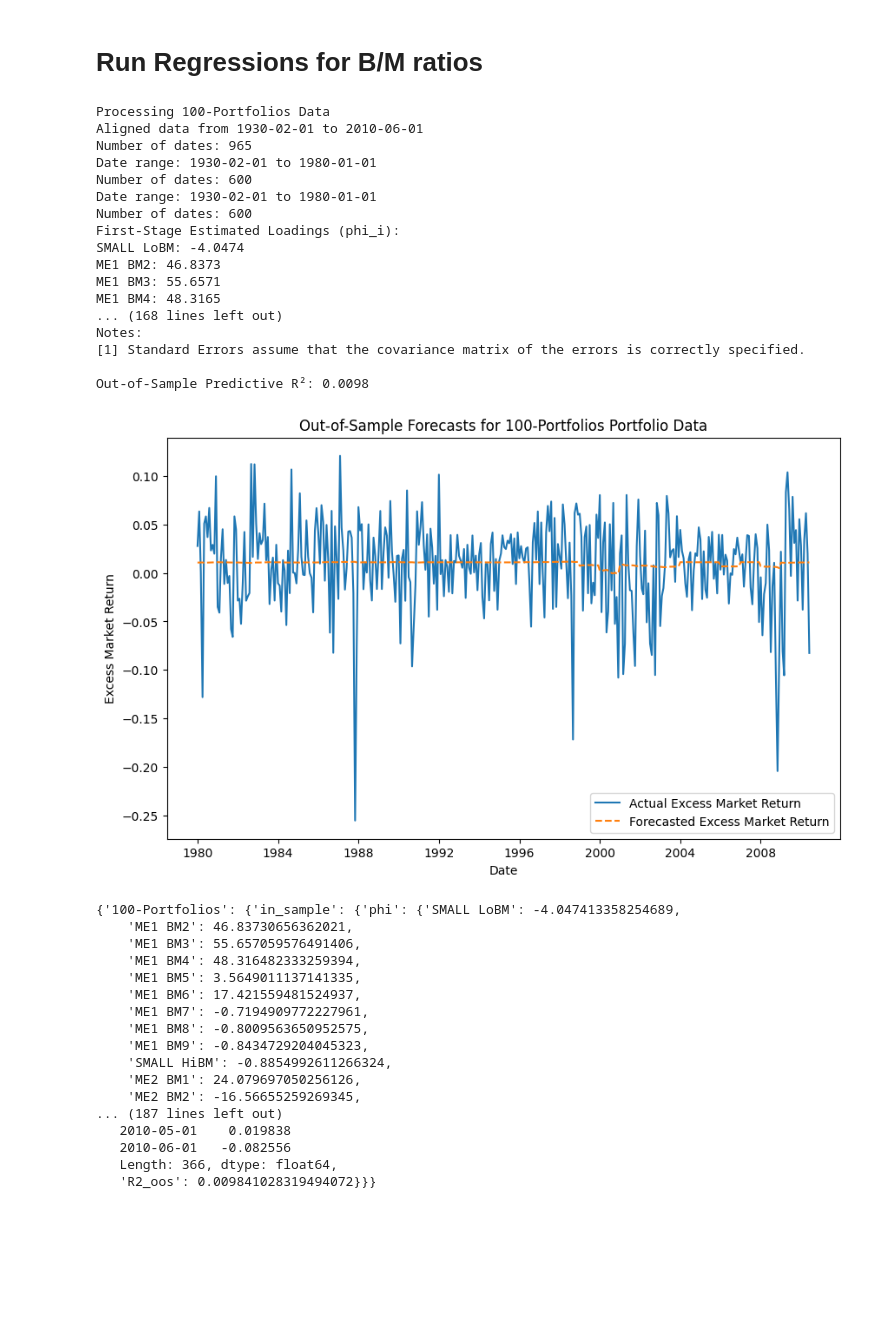
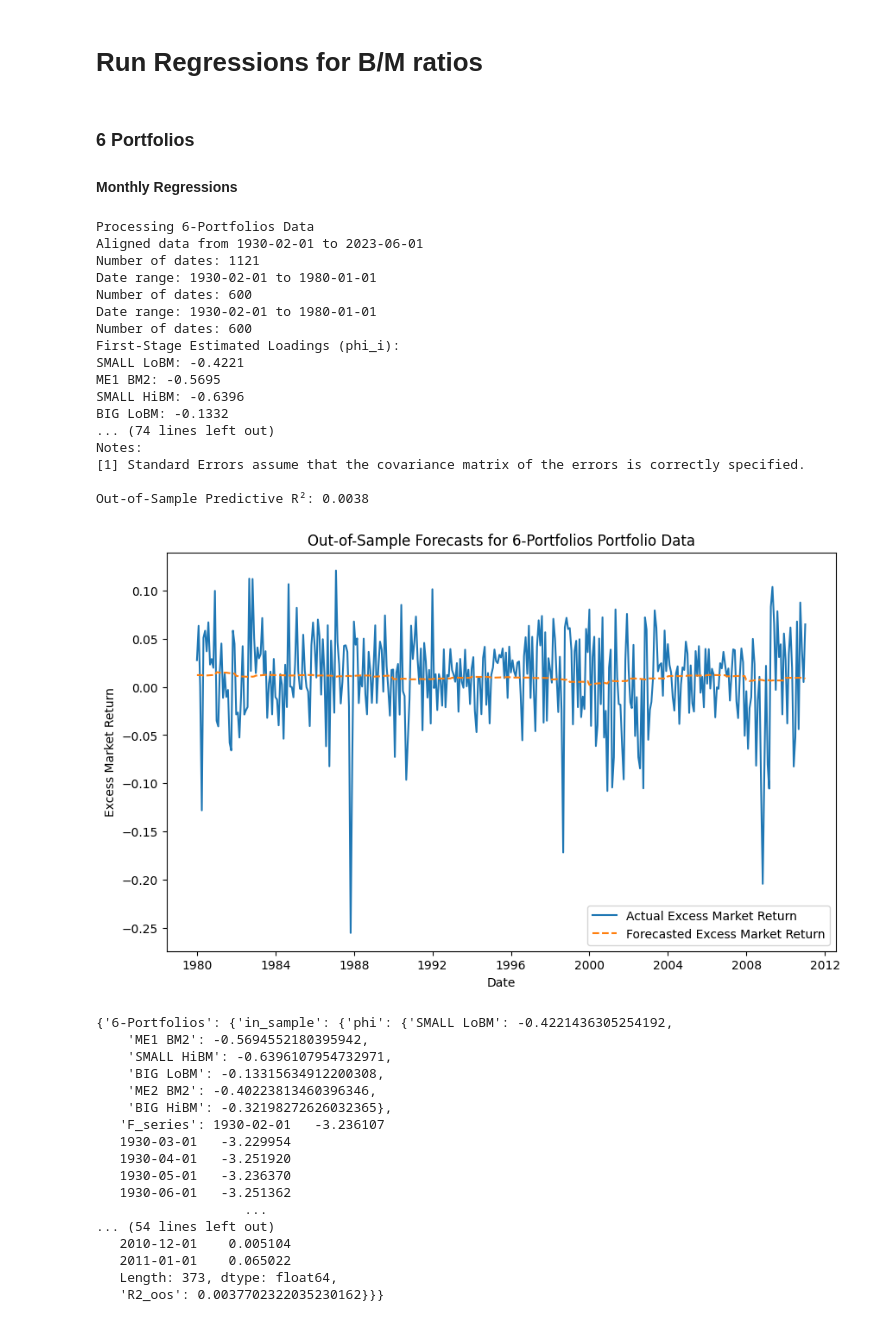
Before and after one commit to jaredszajkowski/finm32900_project_group6, a Jupyter notebook: src/01_Market_Expectations_In_The_Cross-Section_Of_Present_Values_Final.ipynb, the cells around one changed output. Drawn from its saved outputs; the diff is of its cells as text; code cells hidden in the pictures; blank space fills up the shorter version.

```diff
--- a/src/01_Market_Expectations_In_The_Cross-Section_Of_Present_Values_Final.ipynb
+++ b/src/01_Market_Expectations_In_The_Cross-Section_Of_Present_Values_Final.ipynb
@@ -140,65 +139,66 @@ Name: value_weighted_return, Length: 972, dtype: float64
 # %% [markdown]
 # Run Regressions for B/M ratios
+# %% [markdown]
+### 6 Portfolios
+#### Monthly Regressions
 # %%
 def regress():
     portfolio_datasets = {
-        # "6-Portfolios": "6_Portfolios_2x3",
-        # "25-Portfolios": "25_Portfolios_5x5",
-        "100-Portfolios": "100_Portfolios_10x10"
+        "6-Portfolios": "6_Portfolios_2x3",
     }
     results = {}
     for label, dataset_name in portfolio_datasets.items():
         print(f"\nProcessing {label} Data")
         in_sample = regressions.run_in_sample_pls(
             dataset_name=dataset_name,
             weighting="BE_FYt-1_to_ME_June_t",
             h=1,
             end_date='1980-01-01')
         recursive = regressions.run_recursive_forecast(
             dataset_name=dataset_name,
             weighting="BE_FYt-1_to_ME_June_t",
             h=1,
             start_train_date='1930-01-01',
             end_train_date='1980-01-01',
             end_forecast_date='2011-01-01')
         regressions.display_results(label, in_sample, recursive)
         results[label] = {"in_sample": in_sample, "recursive": recursive}
     return results
 
 regress()
 # %% [output]
-Processing 100-Portfolios Data
-Aligned data from 1930-02-01 to 2010-06-01
-Number of dates: 965
+Processing 6-Portfolios Data
+Aligned data from 1930-02-01 to 2023-06-01
+Number of dates: 1121
 Date range: 1930-02-01 to 1980-01-01
 Number of dates: 600
 Date range: 1930-02-01 to 1980-01-01
 Number of dates: 600
 First-Stage Estimated Loadings (phi_i):
-SMALL LoBM: -4.0474
-ME1 BM2: 46.8373
-ME1 BM3: 55.6571
-ME1 BM4: 48.3165
-... (168 lines left out)
+SMALL LoBM: -0.4221
+ME1 BM2: -0.5695
+SMALL HiBM: -0.6396
+BIG LoBM: -0.1332
+... (74 lines left out)
 Notes:
 [1] Standard Errors assume that the covariance matrix of the errors is correctly specified.
 
-Out-of-Sample Predictive R²: 0.0098
+Out-of-Sample Predictive R²: 0.0038
-[figure, old version]
+[figure, new version]
-{'100-Portfolios': {'in_sample': {'phi': {'SMALL LoBM': -4.047413358254689,
-    'ME1 BM2': 46.83730656362021,
-    'ME1 BM3': 55.657059576491406,
-    'ME1 BM4': 48.316482333259394,
-    'ME1 BM5': 3.5649011137141335,
-    'ME1 BM6': 17.421559481524937,
-    'ME1 BM7': -0.7194909772227961,
-    'ME1 BM8': -0.8009563650952575,
-    'ME1 BM9': -0.8434729204045323,
-    'SMALL HiBM': -0.8854992611266324,
-    'ME2 BM1': 24.079697050256126,
-    'ME2 BM2': -16.56655259269345,
-... (187 lines left out)
-   2010-05-01    0.019838
-   2010-06-01   -0.082556
-   Length: 366, dtype: float64,
-   'R2_oos': 0.009841028319494072}}}
+{'6-Portfolios': {'in_sample': {'phi': {'SMALL LoBM': -0.4221436305254192,
+    'ME1 BM2': -0.5694552180395942,
+    'SMALL HiBM': -0.6396107954732971,
+    'BIG LoBM': -0.13315634912200308,
+    'ME2 BM2': -0.40223813460396346,
+    'BIG HiBM': -0.32198272626032365},
+   'F_series': 1930-02-01   -3.236107
+   1930-03-01   -3.229954
+   1930-04-01   -3.251920
+   1930-05-01   -3.236370
+   1930-06-01   -3.251362
+                   ...
+... (54 lines left out)
+   2010-12-01    0.005104
+   2011-01-01    0.065022
+   Length: 373, dtype: float64,
+   'R2_oos': 0.0037702322035230162}}}
```
Also changed, not shown: parts of 20 cells of this notebook, 7 other files.
